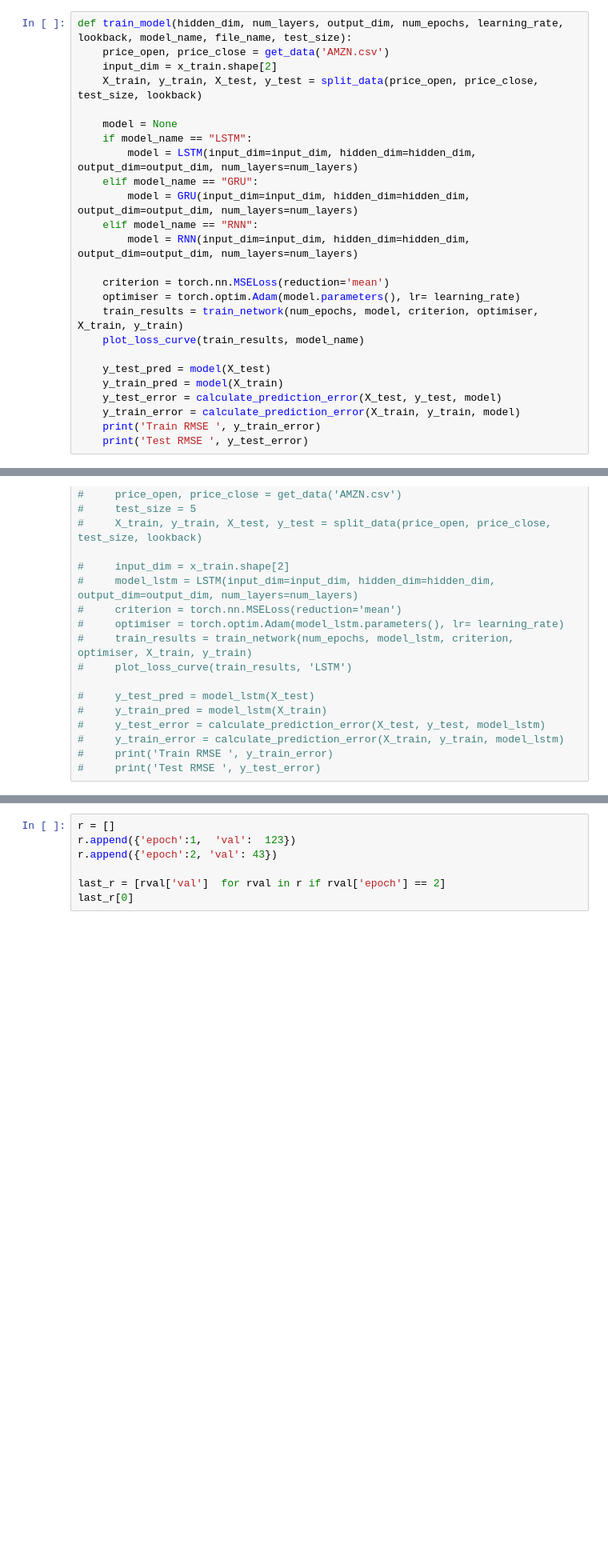
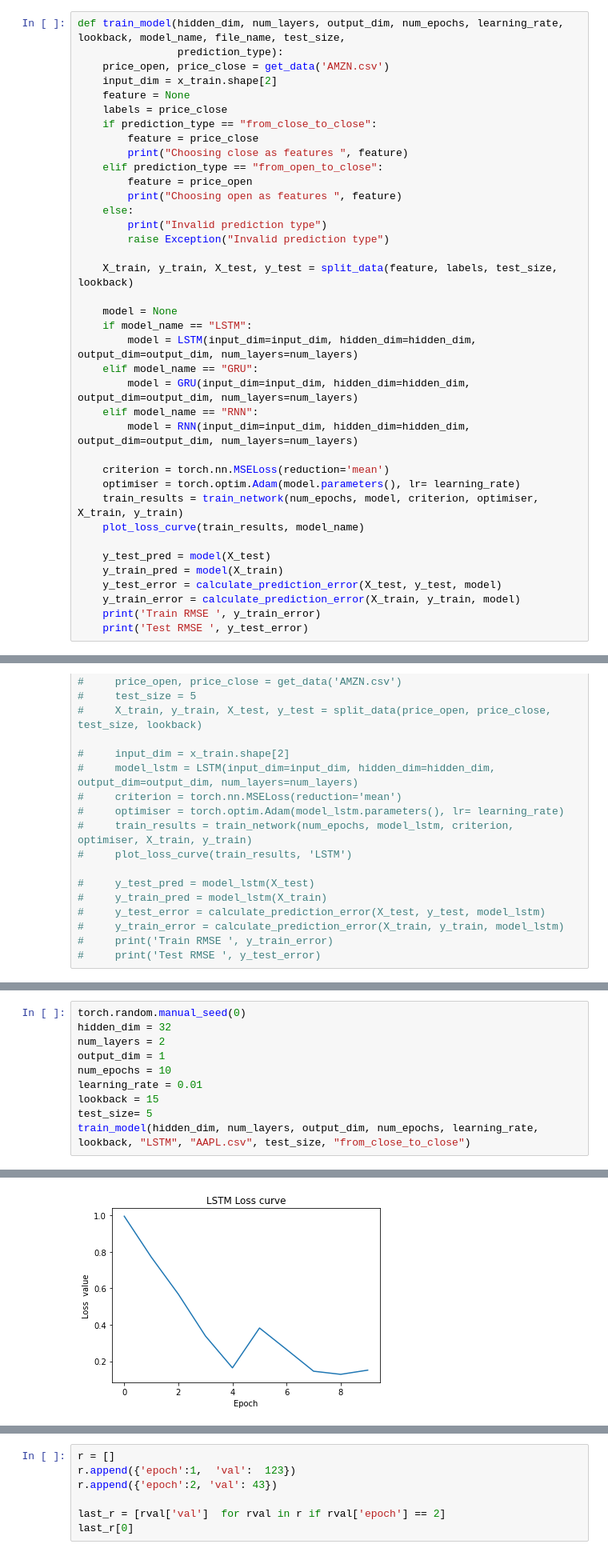
Before and after one commit to poo5zan/deep_learning_fundamentals, a Jupyter notebook: assignment_3/assignment_3.ipynb, the cells around one changed output, grey strips where cells are left out. Shown: that part at 80% size. Drawn from its saved outputs; the diff is of its cells as text; blank space fills up the shorter version.

Commit message:
Aggregated all the tests in one

```diff
--- a/assignment_3/assignment_3.ipynb
+++ b/assignment_3/assignment_3.ipynb
@@ -446,10 +446,23 @@ class LSTM(nn.Module):
         out = self.fc(out[:, -1, :])
         return out
 # %%
-def train_model(hidden_dim, num_layers, output_dim, num_epochs, learning_rate, lookback, model_name, file_name, test_size):
+def train_model(hidden_dim, num_layers, output_dim, num_epochs, learning_rate, lookback, model_name, file_name, test_size,
+                prediction_type):
     price_open, price_close = get_data('AMZN.csv')
     input_dim = x_train.shape[2]
-    X_train, y_train, X_test, y_test = split_data(price_open, price_close, test_size, lookback)
+    feature = None
+    labels = price_close
+    if prediction_type == "from_close_to_close":
+        feature = price_close
+        print("Choosing close as features ", feature)
+    elif prediction_type == "from_open_to_close":
+        feature = price_open
+        print("Choosing open as features ", feature)
+    else:
+        print("Invalid prediction type")
+        raise Exception("Invalid prediction type")
+
+    X_train, y_train, X_test, y_test = split_data(feature, labels, test_size, lookback)
 
     model = None
     if model_name == "LSTM":
@@ -530,0 +549,11 @@ Test RMSE  10.873044594541255
+# %%
+torch.random.manual_seed(0)
+hidden_dim = 32
+num_layers = 2
+output_dim = 1
+num_epochs = 10
+learning_rate = 0.01
+lookback = 15
+test_size= 5
+train_model(hidden_dim, num_layers, output_dim, num_epochs, learning_rate, lookback, "LSTM", "AAPL.csv", test_size, "from_close_to_close")
+# %% [output]
@@ -530,0 +586 @@ Test RMSE  10.873044594541255
+[figure, added]
```
Also changed, not shown: parts of 7 cells of this notebook.
